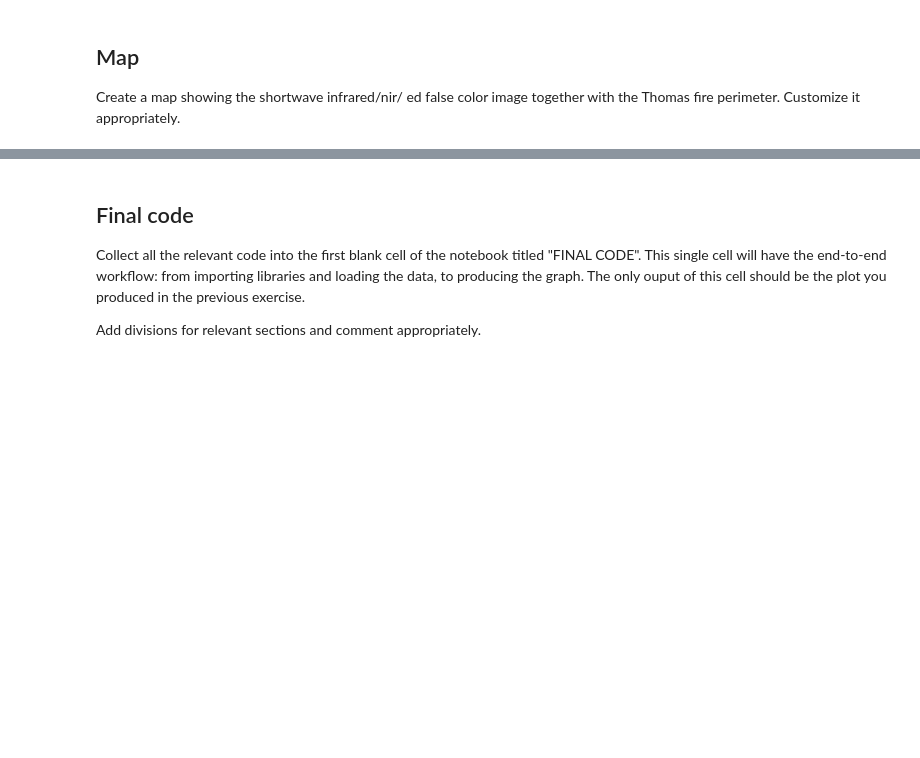
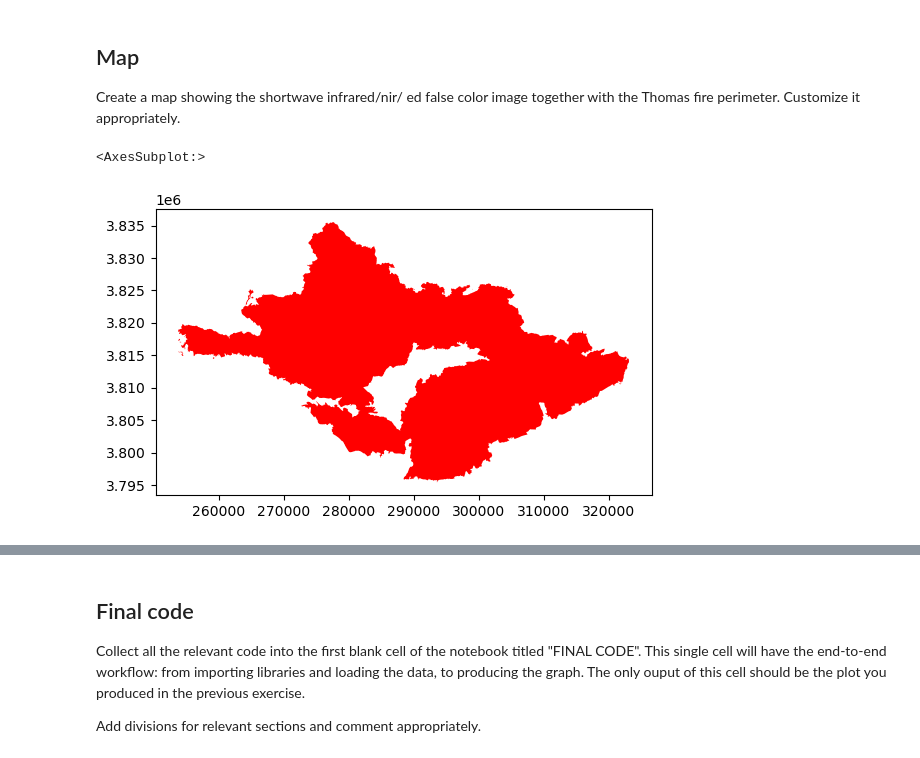
Before and after one commit to a-ramji/eds220-hwk-4, a Jupyter notebook: hwk4-task2-false-color.ipynb, the cells around one changed output, grey strips where cells are left out. Saved outputs shown, nothing was run; the diff lists cells and outputs as text; code cells hidden in the pictures; blank space fills up the shorter version.

```diff
--- a/hwk4-task2-false-color.ipynb
+++ b/hwk4-task2-false-color.ipynb
@@ -446,4 +450,11 @@ plt.show()
 
 Create a map showing the shortwave infrared/nir/ ed false color image together with the Thomas fire perimeter.
 Customize it appropriately.
+# %%
+# filtering fires data for fire_name == THOMAS
+thomas_fire_border = ca_fire_small.loc[ca_fire_small.fire_name == "THOMAS"]
+thomas_fire_border.plot(color="red")
+# %% [output]
+<AxesSubplot:>
+[figure, added]
 # %%
```
Also changed, not shown: parts of 7 cells of this notebook.
